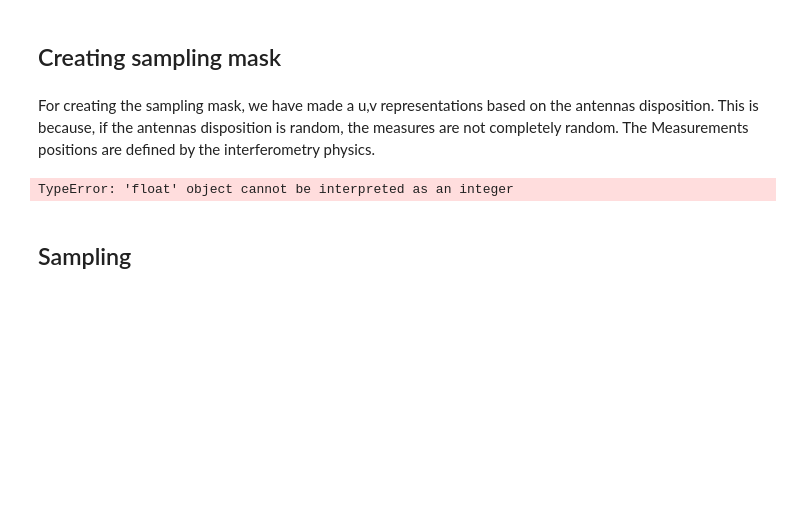
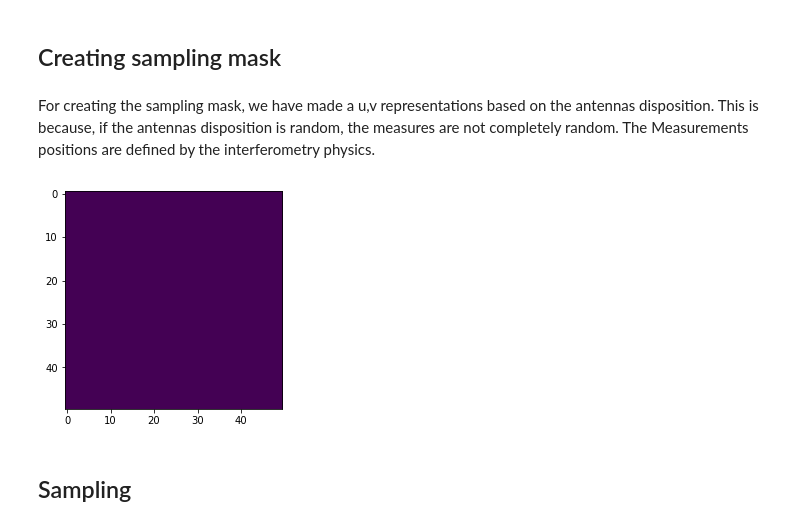
Before and after one commit to lerkoah/BayesianInterferometryIDS, a Jupyter notebook: src/main_bay_int.ipynb, the cells around one changed output. Cells and saved outputs as stored; diff of their text form; code cells hidden in the pictures; blank space fills up the shorter version.

```diff
--- a/src/main_bay_int.ipynb
+++ b/src/main_bay_int.ipynb
@@ -140,22 +141,22 @@ For creating the sampling mask, we have made a u,v representations based on the
 # %%
 from masking import *
 
 ## Parameters
 B_max = 1
 antennas = 60
-typeArray = 'VLA'
+typeArray = 'ALL'
 sigma = B_max/6.0
 
 lambda_phy=3*10**(-6); #(km)
 H0=10; #(deg)
 delta0=-30; #(deg)
 Lat=34.05;  #(deg) Lat VLA
 
 ## Masking function returns the mask
 mask = createSpectrumMasking(B_max,antennas,typeArray,sigma, lambda_phy, H0, delta0, Lat, N1 = IMAGE_SIZE_X, N2 = IMAGE_SIZE_Y)
 show_fft_image(mask)
 # %% [output]
-TypeError: 'float' object cannot be interpreted as an integer
+[figure, added]
 # %% [markdown]
 ## Sampling
 # %% [markdown]
```
Also changed, not shown: parts of 13 cells of this notebook, 3 other files.
